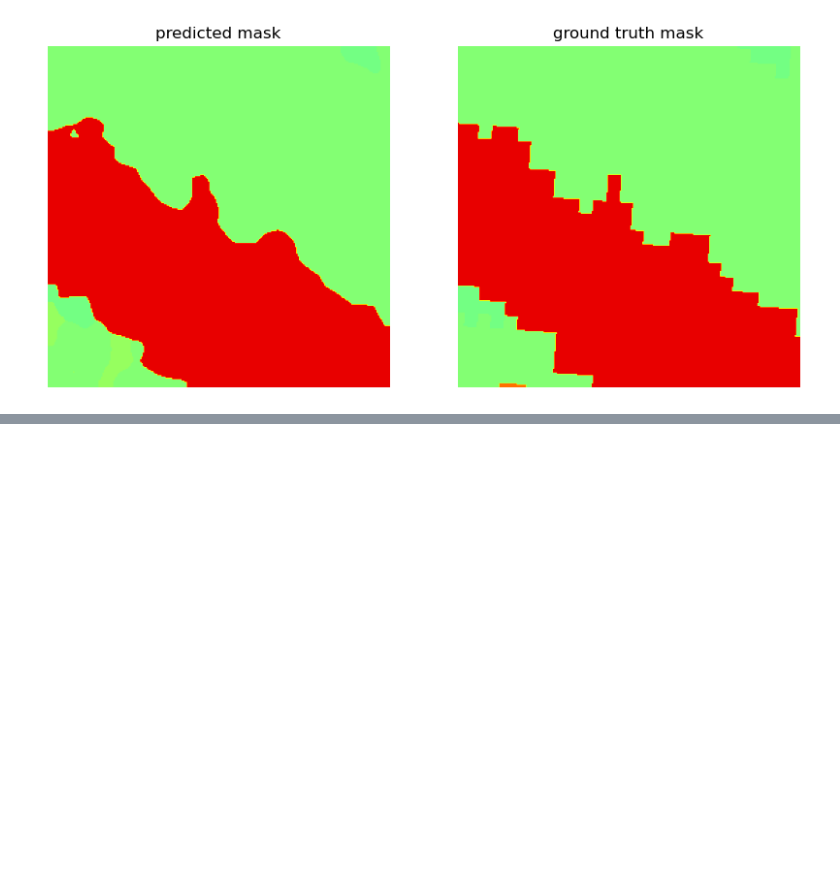
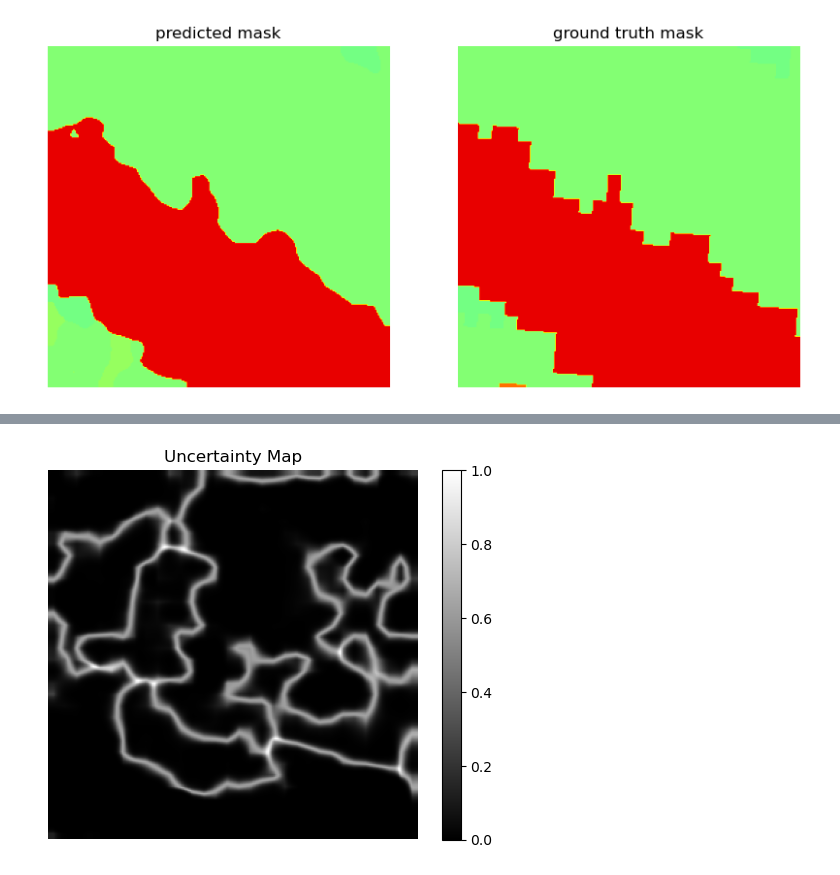
Before and after one commit to ahmedemam576/confident_explanations, a Jupyter notebook: blueprints.ipynb, the cells around one changed output, grey strips where cells are left out. Drawn from its saved outputs; the diff is of its cells as text; code cells hidden in the pictures; blank space fills up the shorter version.

```diff
--- a/blueprints.ipynb
+++ b/blueprints.ipynb
@@ -1975,0 +1972,20 @@ NameError: name 'asd' is not defined
+# %%
+# Define your Monte Carlo Dropout function
+
+def mc_dropout(model, x, num_samples):
+    torch.cuda.empty_cache()
+    with torch.no_grad():
+        model.train()
+        x = x.to('cuda')
+        #print(x.shape)
+        #outputs = torch.zeros((num_samples,) + x.shape[1:])
+        smx = torch.softmax(model(x['out']), dim=1)
+        print(smx.shape)
+        output_classes = torch.argmax(smx, 1)
+        preds = [(smx.cpu().detach()) for i in range(num_samples)]
+        #pred = model(x)['out'].cpu().detach()
+        #print('model output is -->',model(x)['out'].size)
+        #preds.append(pred)
+        #torch.argmax(torch.softmax(, dim=0), 0)
+
+    return preds
@@ -1975,0 +2066,18 @@ NameError: name 'asd' is not defined
+# %%
+import matplotlib.pyplot as plt
+
+def visualize_uncertainty(uncertainty_map):
+    # Normalize the uncertainty values to [0, 1]
+    normalized_uncertainty = (uncertainty_map - uncertainty_map.min()) / (uncertainty_map.max() - uncertainty_map.min())
+
+    # Plot the uncertainty map as a grayscale heatmap
+    plt.imshow(normalized_uncertainty, cmap='gray')
+    plt.colorbar()
+    plt.title('Uncertainty Map')
+    plt.axis('off')
+    plt.show()
+
+# Assuming 'uncertainty_map' is the uncertainty map obtained from the mc_dropout function
+visualize_uncertainty(uncertainty_map)
+# %% [output]
+[figure, added]
```
Also changed, not shown: parts of 9 cells of this notebook.
